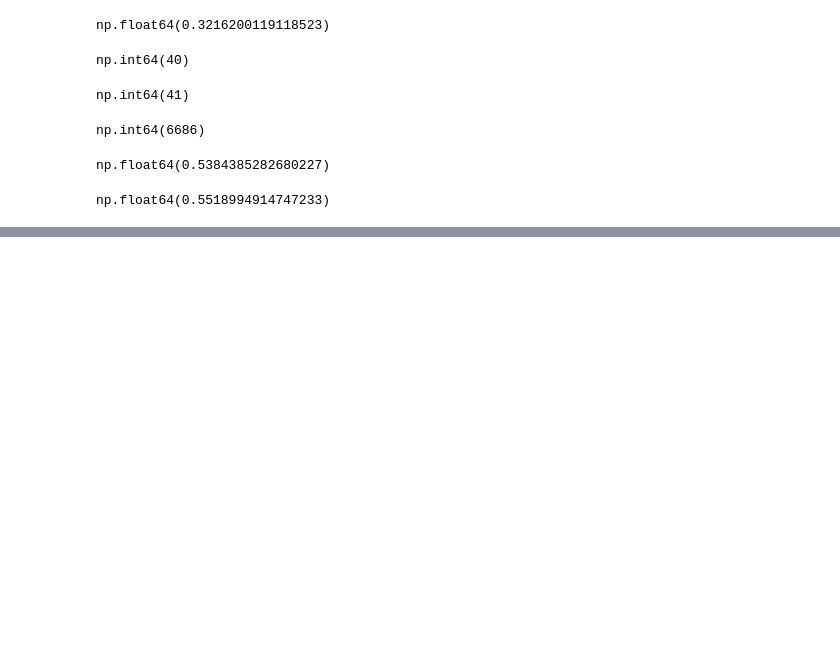
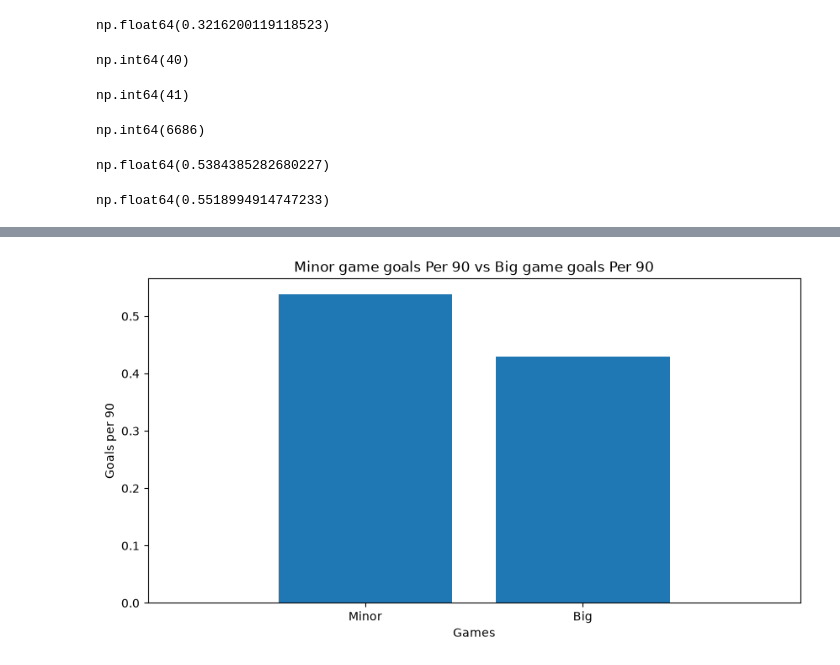
Before and after one commit to polanco04/DataScience, a Jupyter notebook: Practice/new/yamalPerformance/yamalAnalysis.ipynb, the cells around one changed output, grey strips where cells are left out. Cells and saved outputs as stored; diff of their text form; code cells hidden in the pictures; blank space fills up the shorter version.

```diff
--- a/Practice/new/yamalPerformance/yamalAnalysis.ipynb
+++ b/Practice/new/yamalPerformance/yamalAnalysis.ipynb
@@ -638,0 +694,10 @@ np.float64(0.5518994914747233)
+# %%
+fig, ax = plt.subplots(figsize=(10, 5))
+ax.bar(["Minor", "Big"], [mGPer90, bGPer90])
+ax.set_title("Minor game goals Per 90 vs Big game goals Per 90")
+ax.set_xlabel("Games")
+ax.set_ylabel("Goals per 90")
+plt.xlim(-1,2)
+plt.show()
+# %% [output]
+[figure, added]
```
Also changed, not shown: parts of 43 cells of this notebook.
